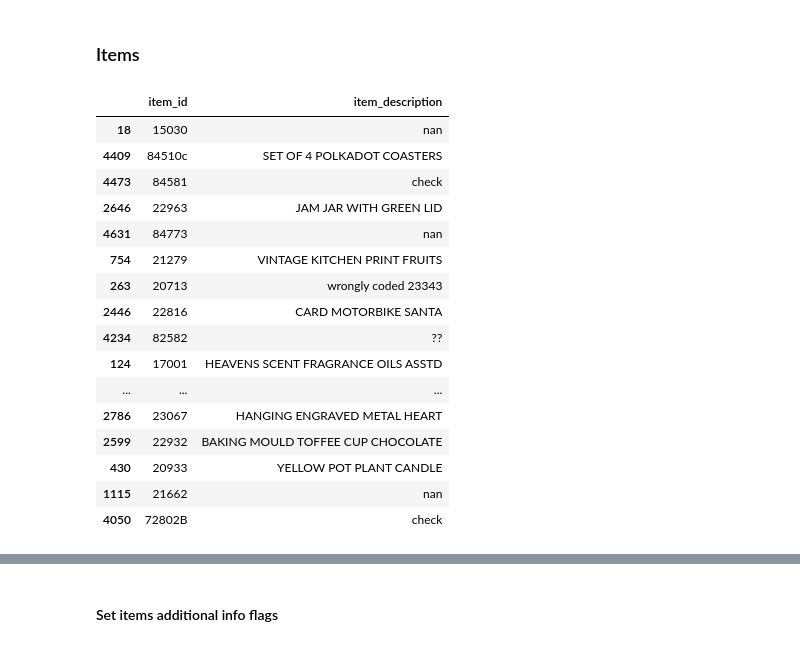
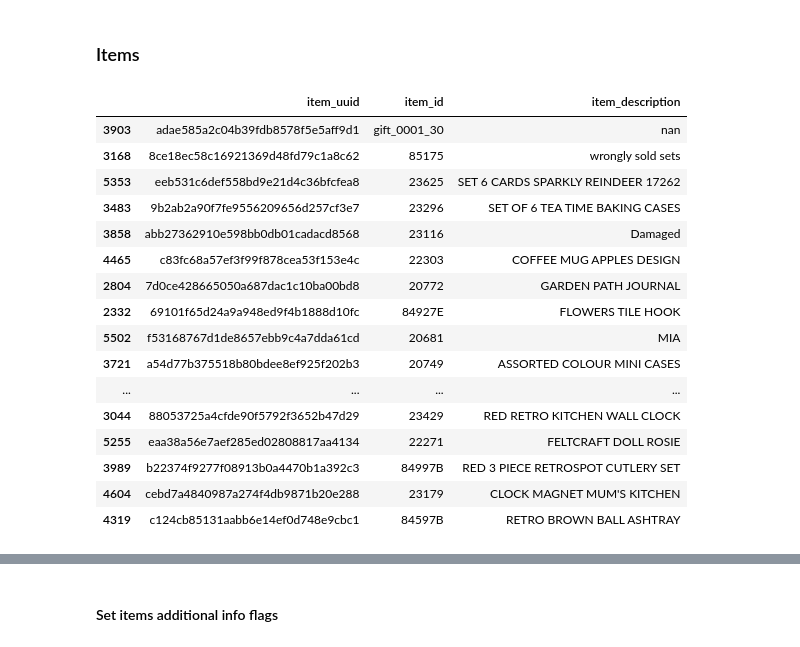
Before and after one commit to EAlmazanG/e2e-shop-pipedash, a Jupyter notebook: notebooks/prepare_data.ipynb, the cells around one changed output, grey strips where cells are left out. Cells and saved outputs as stored; diff of their text form; code cells hidden in the pictures.

```diff
--- a/notebooks/prepare_data.ipynb
+++ b/notebooks/prepare_data.ipynb
@@ -6,6 +6,9 @@ from collections import Counter
 import os
 import sys
 sys.path.append(os.path.abspath(os.path.join('..')))
+# %%
+pd.set_option('display.max_rows', 200)
+pd.set_option('display.max_columns', 30)
 # %% [markdown]
 ## Data Set Information
 This is a transnational data set which contains all the transactions occurring between 01/12/2010 and 09/12/2011 for a UK-based and registered non-store online retail. The company mainly sells unique all-occasion gifts. Many customers of the company are wholesalers.
@@ -78,6 +81,12 @@ display(item_family.head(10))
 | 9 | 15030 | FAN BLACK FRAME | LIGHTING |
 # %% [markdown]
 ### Transactions
+# %%
+import hashlib
+
+def generate_hash(row, columns):
+    combined_string = "_".join(str(row[col]) for col in columns)
+    return hashlib.md5(combined_string.encode()).hexdigest()
 # %%
 transactions = raw_data.copy()
 
@@ -103,7 +112,7 @@ transactions['country_name'] = transactions['country_name'].astype(str)
 transactions.index.name = 'transaction_id'
 transactions.reset_index(inplace=True)
 transactions['transaction_id'] = transactions['transaction_id'].astype('Int64')
-
+transactions['item_uuid'] = transactions.apply(lambda row: generate_hash(row, ['item_id', 'item_description']), axis=1)
 transactions['is_return'] = transactions['quantity_amount'] < 0
 
 transactions.head(10)
@@ -122,26 +131,26 @@ transactions.head(10)
 # %% [markdown]
 ### Items
 # %%
-items = transactions.groupby(['item_id', 'item_description']).count()[[]].reset_index()
+items = transactions.groupby(['item_uuid','item_id', 'item_description']).count()[[]].reset_index()
 items.sample(20)
 # %% [output]
-|  | item_id | item_description |
-| 18 | 15030 | nan |
-| 4409 | 84510c | SET OF 4 POLKADOT COASTERS |
-| 4473 | 84581 | check |
-| 2646 | 22963 | JAM JAR WITH GREEN LID |
-| 4631 | 84773 | nan |
-| 754 | 21279 | VINTAGE KITCHEN PRINT FRUITS |
-| 263 | 20713 | wrongly coded 23343 |
-| 2446 | 22816 | CARD MOTORBIKE SANTA |
-| 4234 | 82582 | ?? |
-| 124 | 17001 | HEAVENS SCENT FRAGRANCE OILS ASSTD |
-| ... | ... | ... |
-| 2786 | 23067 | HANGING ENGRAVED METAL HEART |
-| 2599 | 22932 | BAKING MOULD TOFFEE CUP CHOCOLATE |
-| 430 | 20933 | YELLOW POT PLANT CANDLE |
-| 1115 | 21662 | nan |
-| 4050 | 72802B | check |
+|  | item_uuid | item_id | item_description |
+| 3903 | adae585a2c04b39fdb8578f5e5aff9d1 | gift_0001_30 | nan |
+| 3168 | 8ce18ec58c16921369d48fd79c1a8c62 | 85175 | wrongly sold sets |
+| 5353 | eeb531c6def558bd9e21d4c36bfcfea8 | 23625 | SET 6 CARDS SPARKLY REINDEER 17262 |
+| 3483 | 9b2ab2a90f7fe9556209656d257cf3e7 | 23296 | SET OF 6 TEA TIME BAKING CASES |
+| 3858 | abb27362910e598bb0db01cadacd8568 | 23116 | Damaged |
+| 4465 | c83fc68a57ef3f99f878cea53f153e4c | 22303 | COFFEE MUG APPLES DESIGN |
+| 2804 | 7d0ce428665050a687dac1c10ba00bd8 | 20772 | GARDEN PATH JOURNAL |
+| 2332 | 69101f65d24a9a948ed9f4b1888d10fc | 84927E | FLOWERS TILE HOOK |
+| 5502 | f53168767d1de8657ebb9c4a7dda61cd | 20681 | MIA |
+| 3721 | a54d77b375518b80bdee8ef925f202b3 | 20749 | ASSORTED COLOUR MINI CASES |
+| ... | ... | ... | ... |
+| 3044 | 88053725a4cfde90f5792f3652b47d29 | 23429 | RED RETRO KITCHEN WALL CLOCK |
+| 5255 | eaa38a56e7aef285ed02808817aa4134 | 22271 | FELTCRAFT DOLL ROSIE |
+| 3989 | b22374f9277f08913b0a4470b1a392c3 | 84997B | RED 3 PIECE RETROSPOT CUTLERY SET |
+| 4604 | cebd7a4840987a274f4db9871b20e288 | 23179 | CLOCK MAGNET MUM'S KITCHEN |
+| 4319 | c124cb85131aabb6e14ef0d748e9cbc1 | 84597B | RETRO BROWN BALL ASHTRAY |
 # %%
 items['is_operational_item'] = (items['item_id'].str.len() < 5) | (items['item_id'].str.contains('gift', case=False))
 items['item_family_id'] = items['item_id'].str.extract(r'^(\d+)', expand=False)
```
Also changed, not shown: parts of 23 cells of this notebook.
